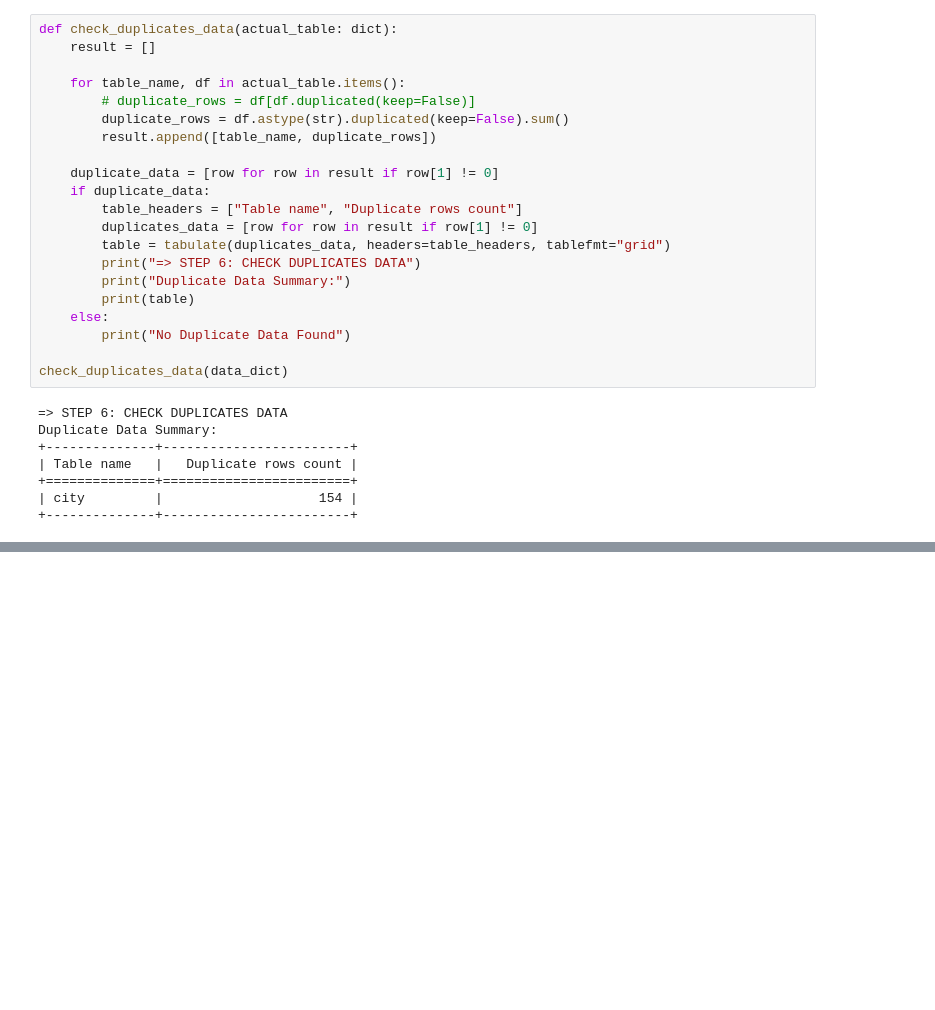
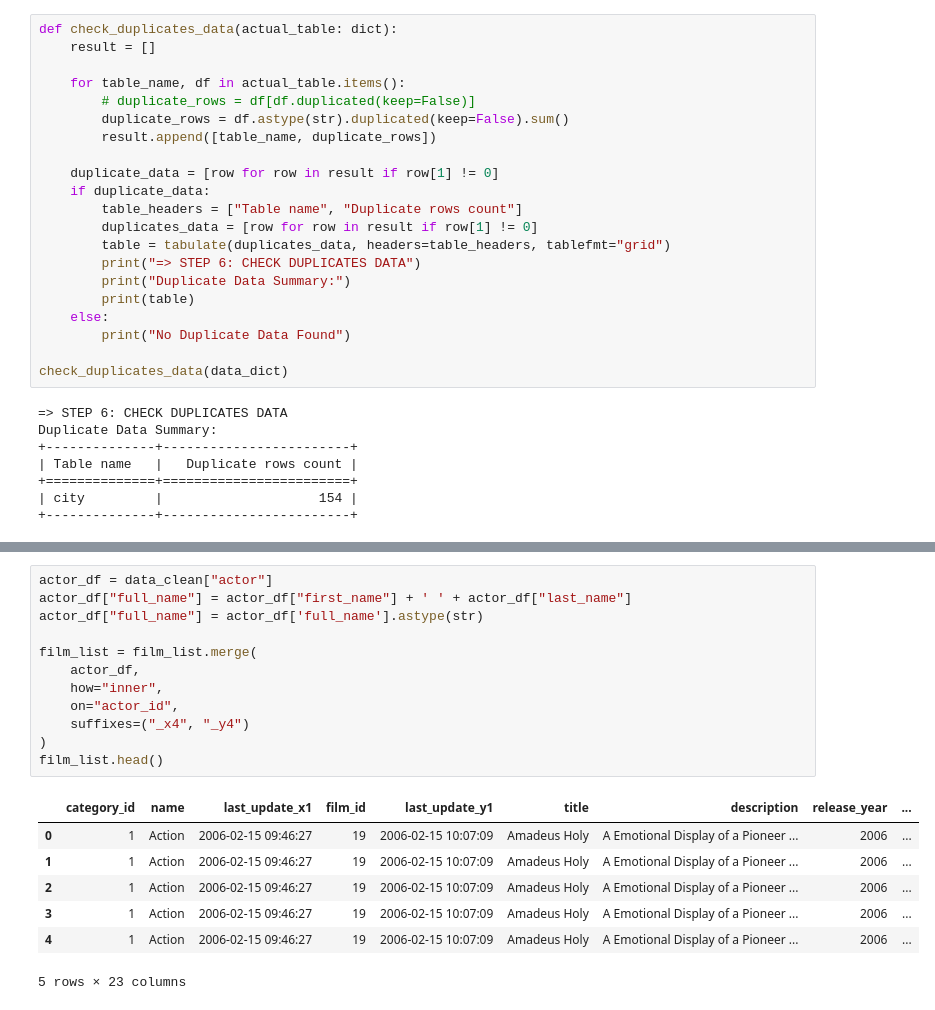
Before and after one commit to imamfatra/data-wrangling-dvd-rental, a Jupyter notebook: dvdrental_etl.ipynb, the cells around one changed output, grey strips where cells are left out. Drawn from its saved outputs; the diff is of its cells as text; blank space fills up the shorter version.

```diff
--- a/dvdrental_etl.ipynb
+++ b/dvdrental_etl.ipynb
@@ -336,0 +548,20 @@ Duplicate Data Summary:
+# %%
+actor_df = data_clean["actor"]
+actor_df["full_name"] = actor_df["first_name"] + ' ' + actor_df["last_name"]
+actor_df["full_name"] = actor_df['full_name'].astype(str)
+
+film_list = film_list.merge(
+    actor_df,
+    how="inner",
+    on="actor_id",
+    suffixes=("_x4", "_y4")
+)
+film_list.head()
+# %% [output]
+|  | category_id | name | last_update_x1 | film_id | last_update_y1 | title | description | release_year | ... |
+| 0 | 1 | Action | 2006-02-15 09:46:27 | 19 | 2006-02-15 10:07:09 | Amadeus Holy | A Emotional Display of a Pioneer ... | 2006 | ... |
+| 1 | 1 | Action | 2006-02-15 09:46:27 | 19 | 2006-02-15 10:07:09 | Amadeus Holy | A Emotional Display of a Pioneer ... | 2006 | ... |
+| 2 | 1 | Action | 2006-02-15 09:46:27 | 19 | 2006-02-15 10:07:09 | Amadeus Holy | A Emotional Display of a Pioneer ... | 2006 | ... |
+| 3 | 1 | Action | 2006-02-15 09:46:27 | 19 | 2006-02-15 10:07:09 | Amadeus Holy | A Emotional Display of a Pioneer ... | 2006 | ... |
+| 4 | 1 | Action | 2006-02-15 09:46:27 | 19 | 2006-02-15 10:07:09 | Amadeus Holy | A Emotional Display of a Pioneer ... | 2006 | ... |
+5 rows × 23 columns
```
Also changed, not shown: parts of 29 cells of this notebook, 13 other files.
